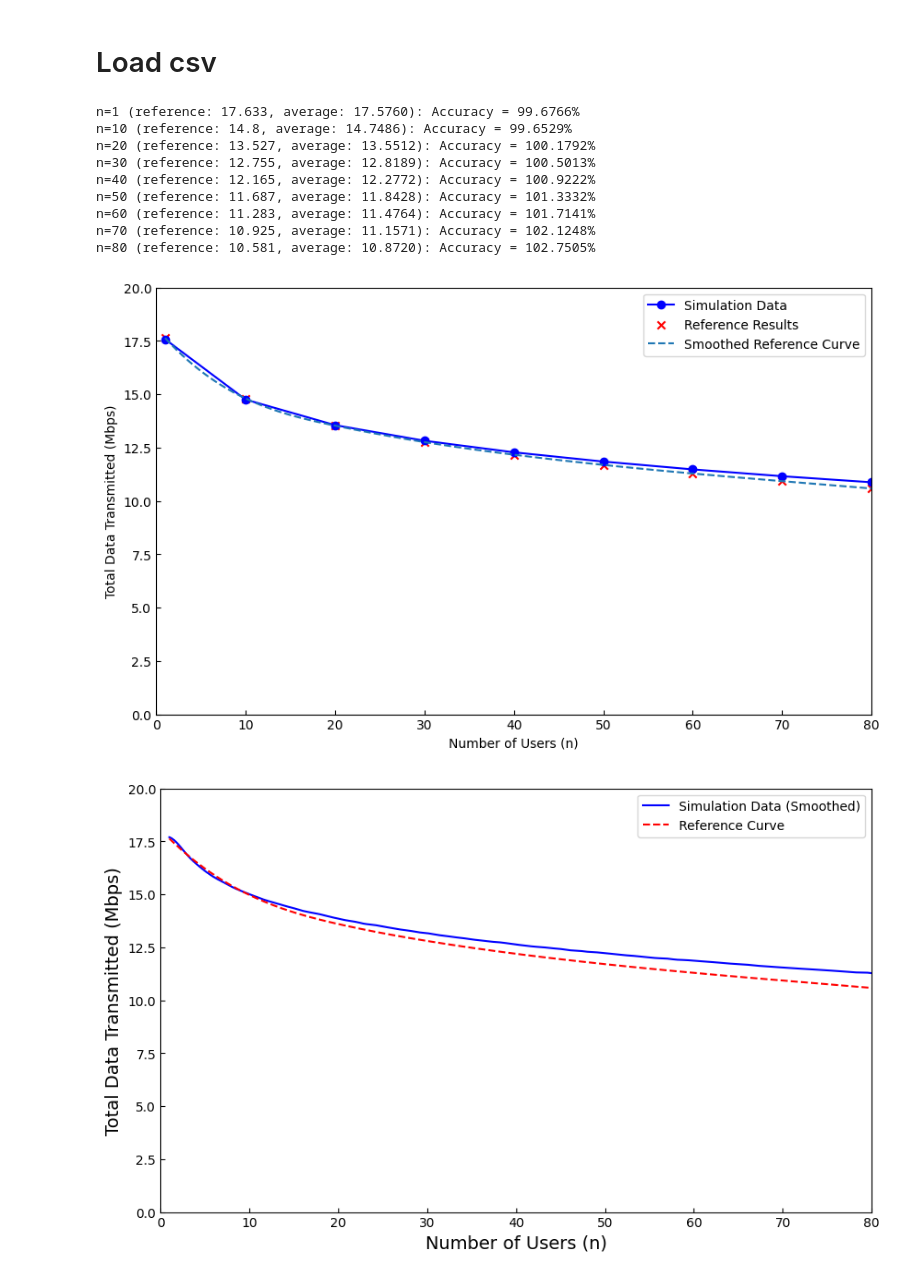
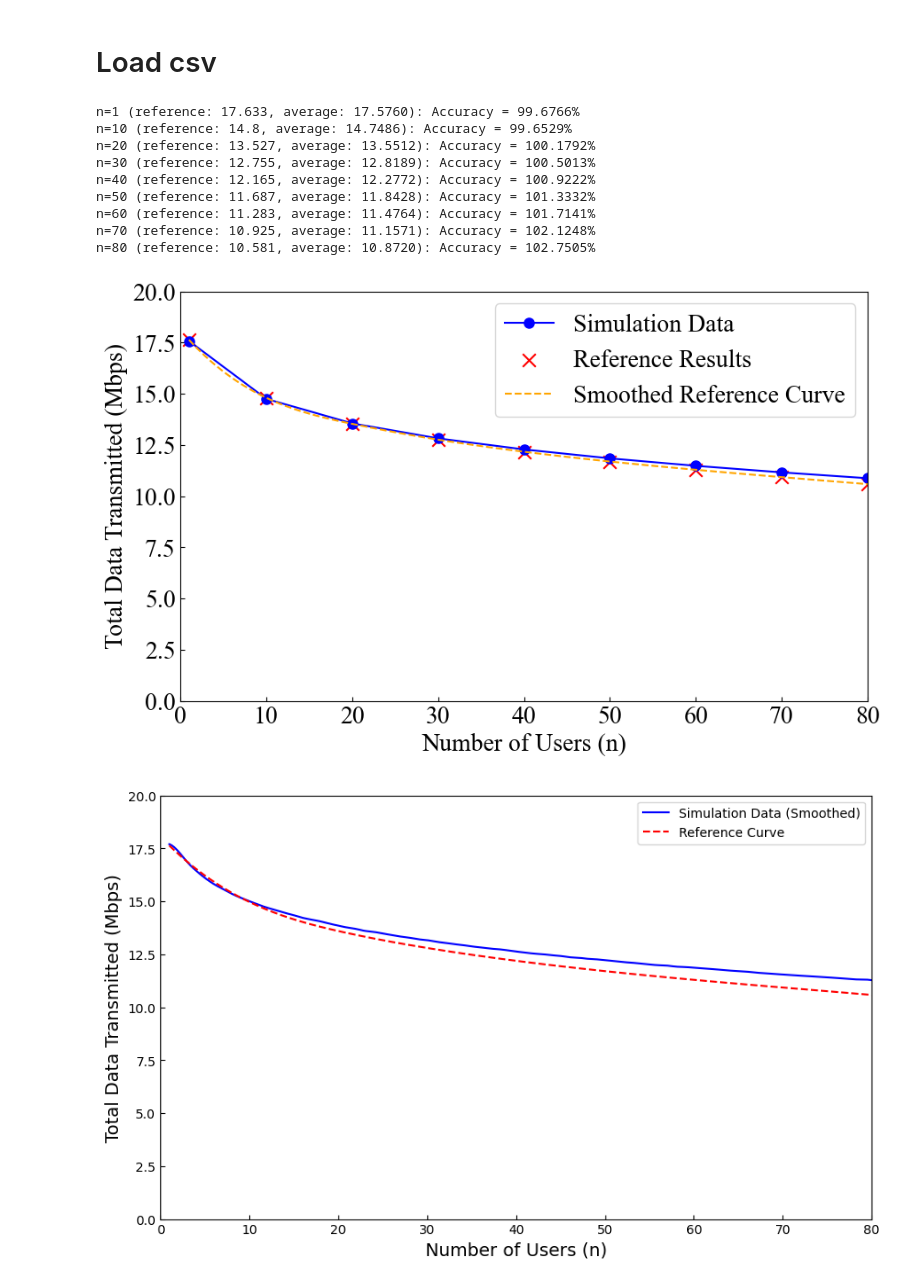
Before and after one commit to ShitaLab-TMCIT/IEEE802.11simulator, a Jupyter notebook: main.ipynb, the cells around one changed output. Drawn from its saved outputs; the diff is of its cells as text; code cells hidden in the pictures.

```diff
--- a/main.ipynb
+++ b/main.ipynb
@@ -157,74 +157,79 @@ import matplotlib.pyplot as plt
 import numpy as np
 import pandas as pd
 from scipy.interpolate import make_interp_spline
-from matplotlib import rcParams
 import matplotlib.font_manager as fm
 
+# Times New Roman フォントの設定
+times_new_roman = fm.FontProperties(family='Times New Roman')
 
-# Load CSV file
+# CSVファイルを読み込む関数
 def load_csv(file_path):
     return pd.read_csv(file_path)
 
-# Process data from CSV
+# CSVデータの読み込み
 input_file = './out/out_102_751.csv'
 data = load_csv(input_file)
 
-# Extract user counts (column headers) and simulation results
-n_values = [int(col) for col in data.columns]  # Use all columns
-results = data.values  # Extract data as NumPy array
+# n_values（ユーザ数）を取得
+n_values = [int(col) for col in data.columns]  # 全ての列を使用
+results = data.values  # NumPy 配列としてデータを取得
 
-
-# Calculate mean and standard deviation for each user count
+# 各ユーザ数に対する平均と標準偏差を計算
 means = np.mean(results, axis=0)
 std_devs = np.std(results, axis=0)
 
-# Calculate accuracy
+# 参照データ（仮定）
+# 適切なデータに置き換えてください
+reference_results =  [17.633, 14.8, 13.527, 12.755, 12.165, 11.687, 11.283, 10.925, 10.581]
+
+# 精度を計算
 accuracy = [(sim_result / ref_result) * 100 for sim_result, ref_result in zip(means, reference_results)]
 
-# Display accuracy
+# 精度を出力
 for n, acc, ref, ave in zip(n_values, accuracy, reference_results, means):
     print(f"n={n} (reference: {ref}, average: {ave:.4f}): Accuracy = {acc:.4f}%")
 
-# Smooth data for visualization
+# データをスムージング
 n_array = np.array(n_values)
 n_smooth = np.linspace(n_array.min(), n_array.max(), 500)
 smooth_means = make_interp_spline(n_array, means)(n_smooth)
 smooth_reference = make_interp_spline(n_array, reference_results)(n_smooth)
 
-# Plot results
+# グラフの描画
 plt.figure(figsize=(10, 6))
 plt.ylim(0, 20)
 plt.xlim(0, 80)
 
-# rcParams['font.family'] = 'Times New Roman'
 plt.rcParams['xtick.direction'] = 'in'
 plt.rcParams['ytick.direction'] = 'in'
 
-# Plot average data with error bars
-plt.plot(n_values, means, marker='o', label='Simulation Data', color='blue')
+# シミュレーションデータのプロット
+plt.plot(n_values, means, marker='o', label='Simulation Data', color='blue', markersize=8)
 
-# Plot reference results
-plt.scatter(n_values, reference_results, color='red', marker='x', label='Reference Results')
-plt.plot(n_smooth, smooth_reference, linestyle='--', label='Smoothed Reference Curve')
+# 参照データのプロット
+plt.scatter(n_values, reference_results, color='red', marker='x', label='Reference Results', s=110)
+plt.plot(n_smooth, smooth_reference, color='orange', linestyle='--', label='Smoothed Reference Curve')
+
+# 軸ラベルに Times New Roman フォントを適用
+plt.xlabel('Number of Users (n)', fontproperties=times_new_roman, fontsize=20)
+plt.ylabel('Total Data Transmitted (Mbps)', fontproperties=times_new_roman, fontsize=20)
+plt.tick_params(axis='both', labelsize=20)
 
 
-# plt.title('Simulation Results: Total Data Transmitted vs. Number of Users')
-plt.xlabel('Number of Users (n)')
-plt.ylabel('Total Data Transmitted (Mbps)')
-# plt.grid(True)
-plt.legend()
+# 凡例に Times New Roman フォントを適用
+plt.legend(fontsize=20)
 plt.show()
 # %% [output]
 n=1 (reference: 17.633, average: 17.5760): Accuracy = 99.6766%
 n=10 (reference: 14.8, average: 14.7486): Accuracy = 99.6529%
 n=20 (reference: 13.527, average: 13.5512): Accuracy = 100.1792%
 n=30 (reference: 12.755, average: 12.8189): Accuracy = 100.5013%
 n=40 (reference: 12.165, average: 12.2772): Accuracy = 100.9222%
 n=50 (reference: 11.687, average: 11.8428): Accuracy = 101.3332%
 n=60 (reference: 11.283, average: 11.4764): Accuracy = 101.7141%
 n=70 (reference: 10.925, average: 11.1571): Accuracy = 102.1248%
 n=80 (reference: 10.581, average: 10.8720): Accuracy = 102.7505%
-[figure, old version]
+[figure, new version]
 # %%
 import matplotlib.pyplot as plt
 import numpy as np
```
Also changed, not shown: parts of 1 cell of this notebook.
